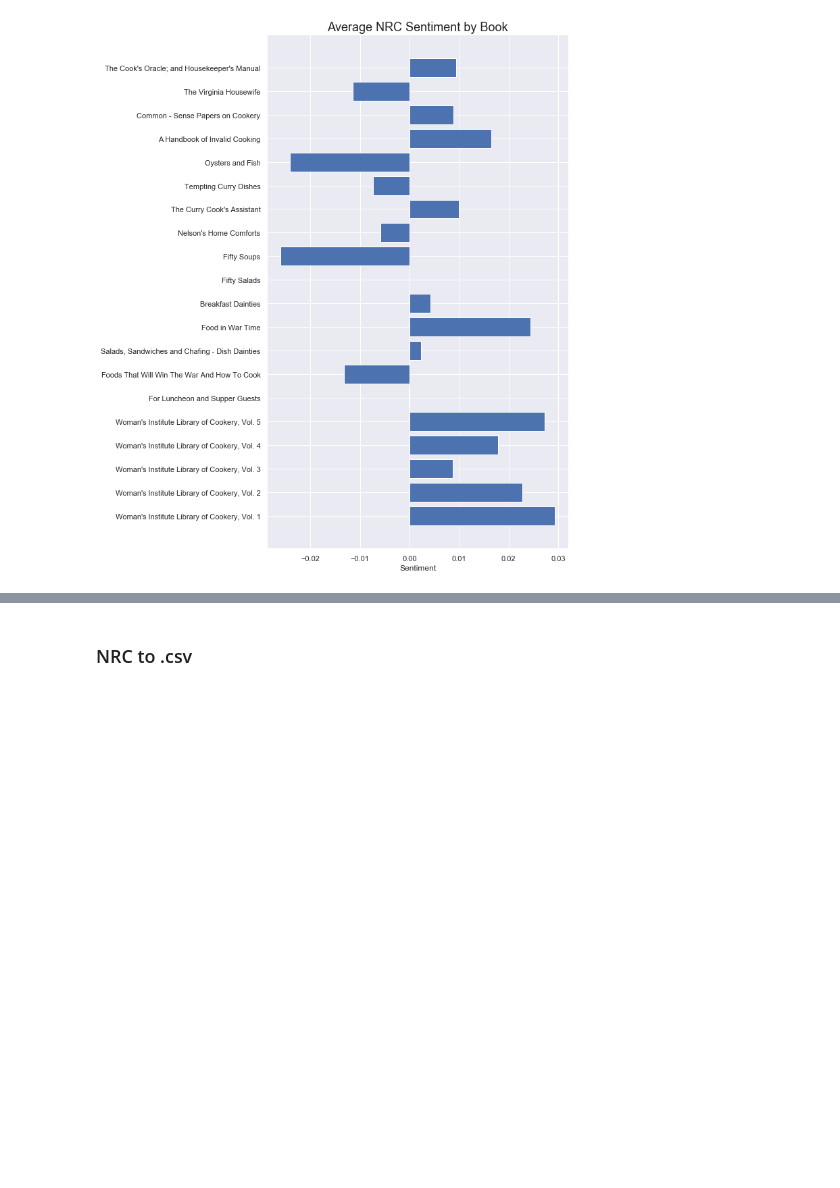
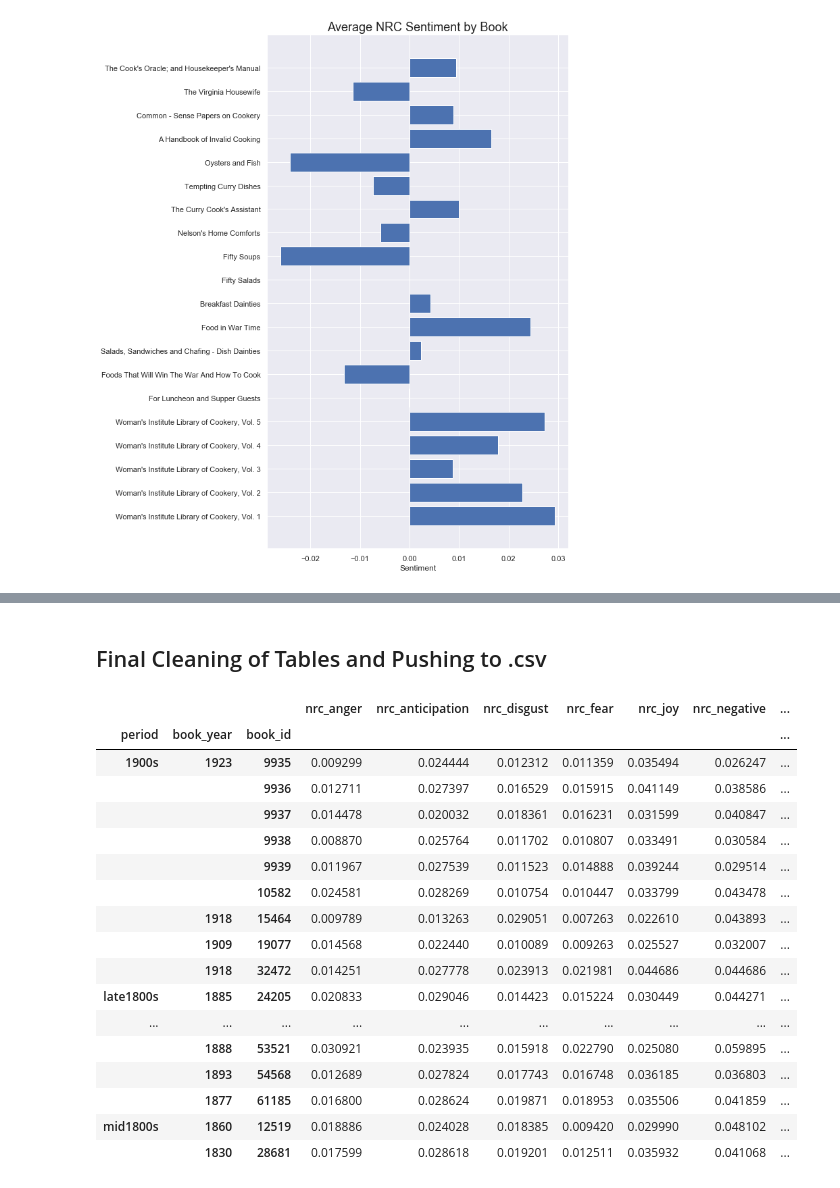
Before and after one commit to brigittehogan/Cookbook-Analytics, a Jupyter notebook: Sentiment Analysis.ipynb, the cells around one changed output, grey strips where cells are left out. Saved outputs shown, nothing was run; the diff lists cells and outputs as text; code cells hidden in the pictures; blank space fills up the shorter version.

```diff
--- a/Sentiment Analysis.ipynb
+++ b/Sentiment Analysis.ipynb
@@ -238,7 +233,7 @@ plt.show()
 ### Calculating Sentiment for Book
 # %%
 NRC_book_sentiment = NRC_emo.groupby(OHCO[:2]).mean().drop(['Unnamed: 2','vol_num', 'chap_num','recp_num','para_num','sent_num','token_num','book_year','term_id','n','num','has_int','stop'], axis=1) #book
-NRC_book_sentiment['overall_valence'] = NRC_book_sentiment.nrc_positive - NRC_book_sentiment.nrc_negative #adding a column for the overall valence
+NRC_book_sentiment['overall_NRC_valence'] = NRC_book_sentiment.nrc_positive - NRC_book_sentiment.nrc_negative #adding a column for the overall valence
 NRC_book_sentiment
 # %% [output]
 |  |  | nrc_anger | nrc_anticipation | nrc_disgust | nrc_fear | nrc_joy | nrc_negative | nrc_positive | ... |
@@ -292,2 +307,25 @@ plt.show()
 # %% [markdown]
-### NRC to .csv
+## Final Cleaning of Tables and Pushing to .csv
+# %%
+sentiment_book = pd.merge(NRC_book_sentiment, VADER_sentiment_book, on=["book_id","author_last", "period","book_file","author_full","book_year","book_title"]).drop(['author_last','author_full','book_file','book_title'], axis=1)
+sentiment_book.set_index(['period','book_year','book_id'], inplace=True)
+sentiment_book
+# %% [output]
+|  |  |  | nrc_anger | nrc_anticipation | nrc_disgust | nrc_fear | nrc_joy | nrc_negative | ... |
+| period | book_year | book_id |  |  |  |  |  |  | ... |
+| 1900s | 1923 | 9935 | 0.009299 | 0.024444 | 0.012312 | 0.011359 | 0.035494 | 0.026247 | ... |
+|  |  | 9936 | 0.012711 | 0.027397 | 0.016529 | 0.015915 | 0.041149 | 0.038586 | ... |
+|  |  | 9937 | 0.014478 | 0.020032 | 0.018361 | 0.016231 | 0.031599 | 0.040847 | ... |
+|  |  | 9938 | 0.008870 | 0.025764 | 0.011702 | 0.010807 | 0.033491 | 0.030584 | ... |
+|  |  | 9939 | 0.011967 | 0.027539 | 0.011523 | 0.014888 | 0.039244 | 0.029514 | ... |
+|  |  | 10582 | 0.024581 | 0.028269 | 0.010754 | 0.010447 | 0.033799 | 0.043478 | ... |
+|  | 1918 | 15464 | 0.009789 | 0.013263 | 0.029051 | 0.007263 | 0.022610 | 0.043893 | ... |
+|  | 1909 | 19077 | 0.014568 | 0.022440 | 0.010089 | 0.009263 | 0.025527 | 0.032007 | ... |
+|  | 1918 | 32472 | 0.014251 | 0.027778 | 0.023913 | 0.021981 | 0.044686 | 0.044686 | ... |
+| late1800s | 1885 | 24205 | 0.020833 | 0.029046 | 0.014423 | 0.015224 | 0.030449 | 0.044271 | ... |
+| ... | ... | ... | ... | ... | ... | ... | ... | ... | ... |
+|  | 1888 | 53521 | 0.030921 | 0.023935 | 0.015918 | 0.022790 | 0.025080 | 0.059895 | ... |
+|  | 1893 | 54568 | 0.012689 | 0.027824 | 0.017743 | 0.016748 | 0.036185 | 0.036803 | ... |
+|  | 1877 | 61185 | 0.016800 | 0.028624 | 0.019871 | 0.018953 | 0.035506 | 0.041859 | ... |
+| mid1800s | 1860 | 12519 | 0.018886 | 0.024028 | 0.018385 | 0.009420 | 0.029990 | 0.048102 | ... |
+|  | 1830 | 28681 | 0.017599 | 0.028618 | 0.019201 | 0.012511 | 0.035932 | 0.041068 | ... |
```
Also changed, not shown: parts of 8 cells of this notebook.
